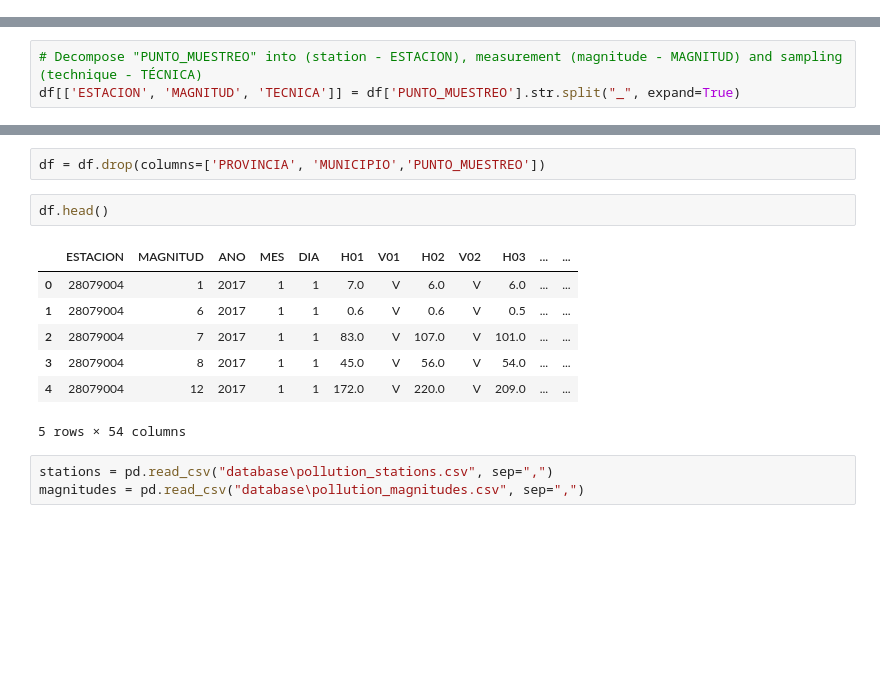
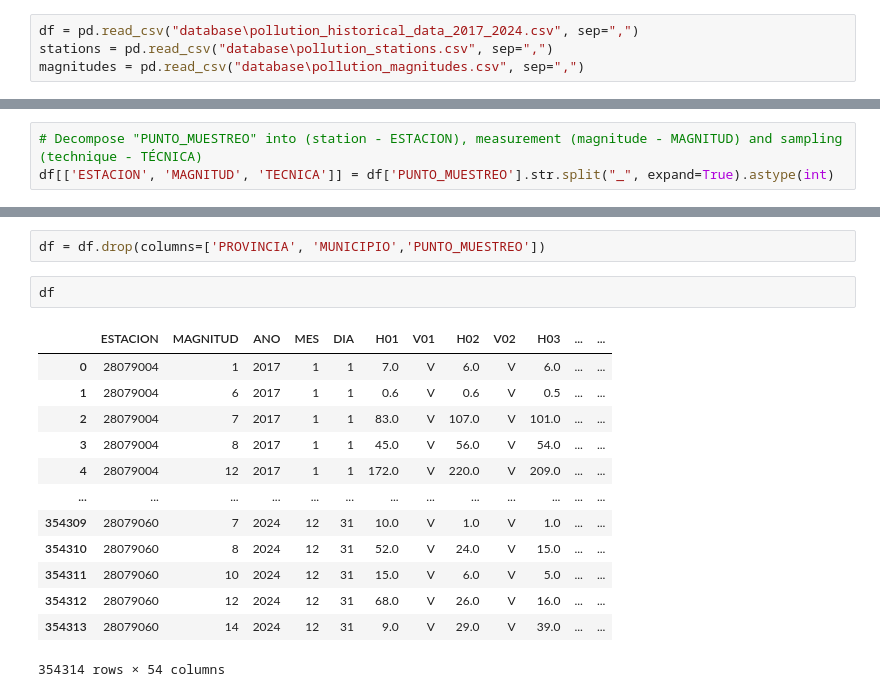
Before and after one commit to AndresAC14/spark_anomaly_detection, a Jupyter notebook: backend/transform_pollution_data.ipynb, the cells around one changed output, grey strips where cells are left out. Drawn from its saved outputs; the diff is of its cells as text; blank space fills up the shorter version.

Commit message:
feat: data cleaned and joined

```diff
--- a/backend/transform_pollution_data.ipynb
+++ b/backend/transform_pollution_data.ipynb
@@ -60,0 +60,4 @@ df.describe()
+# %%
+df = pd.read_csv("database\pollution_historical_data_2017_2024.csv", sep=",")
+stations = pd.read_csv("database\pollution_stations.csv", sep=",")
+magnitudes = pd.read_csv("database\pollution_magnitudes.csv", sep=",")
@@ -61,3 +74,3 @@ df.describe()
 # %%
 # Decompose "PUNTO_MUESTREO" into (station - ESTACION), measurement (magnitude - MAGNITUD) and sampling (technique - TÉCNICA)
-df[['ESTACION', 'MAGNITUD', 'TECNICA']] = df['PUNTO_MUESTREO'].str.split("_", expand=True)
+df[['ESTACION', 'MAGNITUD', 'TECNICA']] = df['PUNTO_MUESTREO'].str.split("_", expand=True).astype(int)
@@ -64,15 +87,18 @@ df[['ESTACION', 'MAGNITUD', 'TECNICA']] = df['PUNTO_MUESTREO'].str.split("_", ex
 # %%
 df = df.drop(columns=['PROVINCIA', 'MUNICIPIO','PUNTO_MUESTREO'])
 # %%
-df.head()
+df
 # %% [output]
 |  | ESTACION | MAGNITUD | ANO | MES | DIA | H01 | V01 | H02 | V02 | H03 | ... | ... |
 | 0 | 28079004 | 1 | 2017 | 1 | 1 | 7.0 | V | 6.0 | V | 6.0 | ... | ... |
 | 1 | 28079004 | 6 | 2017 | 1 | 1 | 0.6 | V | 0.6 | V | 0.5 | ... | ... |
 | 2 | 28079004 | 7 | 2017 | 1 | 1 | 83.0 | V | 107.0 | V | 101.0 | ... | ... |
 | 3 | 28079004 | 8 | 2017 | 1 | 1 | 45.0 | V | 56.0 | V | 54.0 | ... | ... |
 | 4 | 28079004 | 12 | 2017 | 1 | 1 | 172.0 | V | 220.0 | V | 209.0 | ... | ... |
+| ... | ... | ... | ... | ... | ... | ... | ... | ... | ... | ... | ... | ... |
+| 354309 | 28079060 | 7 | 2024 | 12 | 31 | 10.0 | V | 1.0 | V | 1.0 | ... | ... |
+| 354310 | 28079060 | 8 | 2024 | 12 | 31 | 52.0 | V | 24.0 | V | 15.0 | ... | ... |
+| 354311 | 28079060 | 10 | 2024 | 12 | 31 | 15.0 | V | 6.0 | V | 5.0 | ... | ... |
+| 354312 | 28079060 | 12 | 2024 | 12 | 31 | 68.0 | V | 26.0 | V | 16.0 | ... | ... |
+| 354313 | 28079060 | 14 | 2024 | 12 | 31 | 9.0 | V | 29.0 | V | 39.0 | ... | ... |
-5 rows × 54 columns
+354314 rows × 54 columns
-# %%
-stations = pd.read_csv("database\pollution_stations.csv", sep=",")
-magnitudes = pd.read_csv("database\pollution_magnitudes.csv", sep=",")
```
Also changed, not shown: parts of 33 cells of this notebook, 4 other files.
